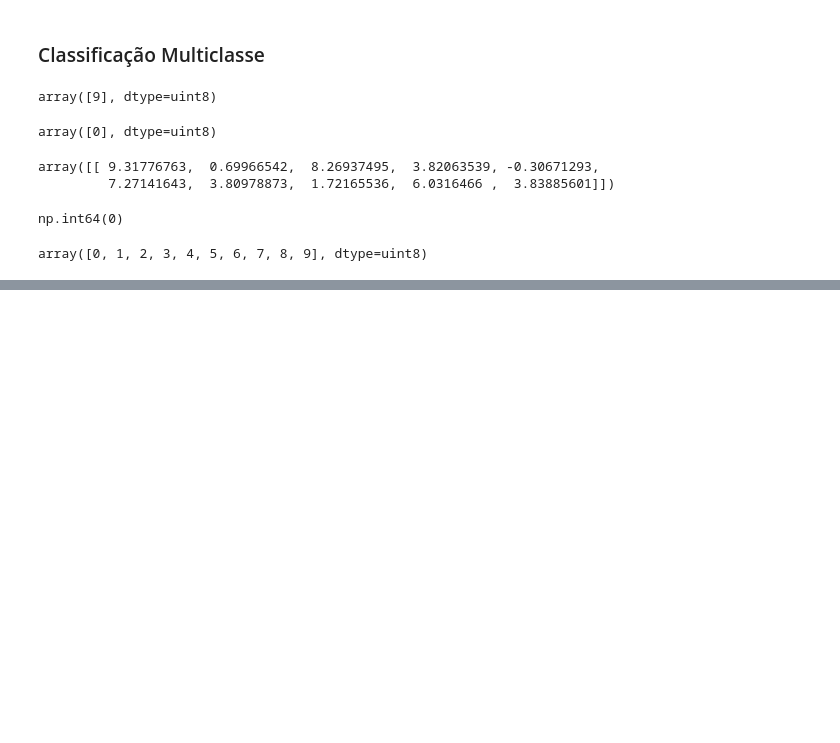
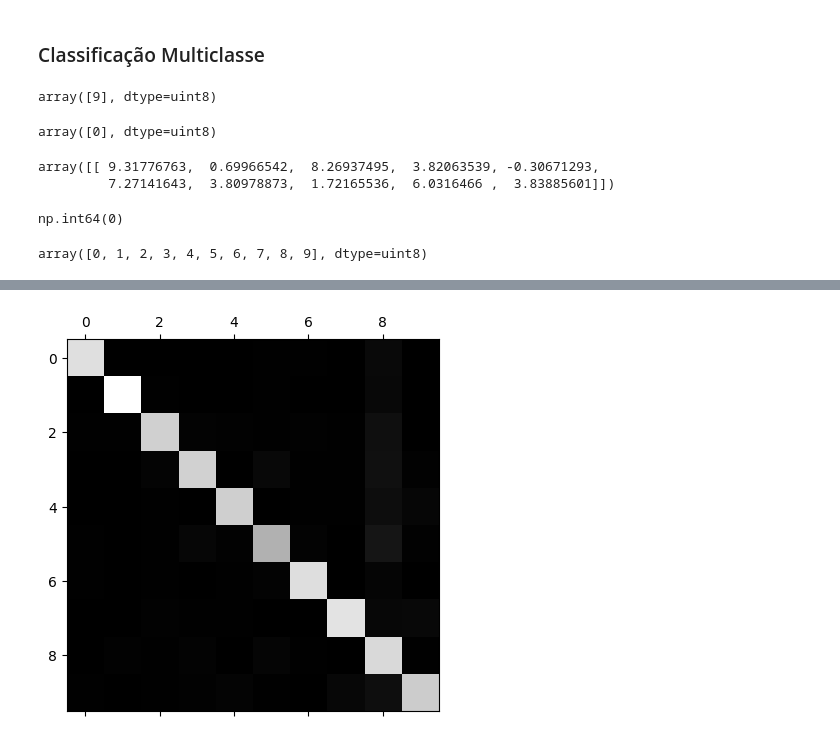
Before and after one commit to RafaelSouza-13/MNIST, a Jupyter notebook: MNIST.ipynb, the cells around one changed output, grey strips where cells are left out. Drawn from its saved outputs; the diff is of its cells as text; code cells hidden in the pictures; blank space fills up the shorter version.

```diff
--- a/MNIST.ipynb
+++ b/MNIST.ipynb
@@ -305,0 +320,2 @@ array([0, 1, 2, 3, 4, 5, 6, 7, 8, 9], dtype=uint8)
+# %%
+sgd_classifier.fit(X_train, y_train)
@@ -305,0 +341,3 @@ array([0, 1, 2, 3, 4, 5, 6, 7, 8, 9], dtype=uint8)
+# %%
+scaler = StandardScaler()
+X_train_scaled = scaler.fit_transform(X_train.astype(np.float64))
@@ -305,0 +350,5 @@ array([0, 1, 2, 3, 4, 5, 6, 7, 8, 9], dtype=uint8)
+# %%
+predicts = cross_val_predict(sgd_classifier, X_train_scaled, y_train, cv=3)
+# %%
+cm = confusion_matrix(y_train, predicts)
+cm
@@ -305,0 +366,5 @@ array([0, 1, 2, 3, 4, 5, 6, 7, 8, 9], dtype=uint8)
+# %%
+plt.matshow(cm, cmap=plt.cm.gray)
+plt.show()
+# %% [output]
+[figure, added]
```
Also changed, not shown: parts of 13 cells of this notebook, 1 other file.
